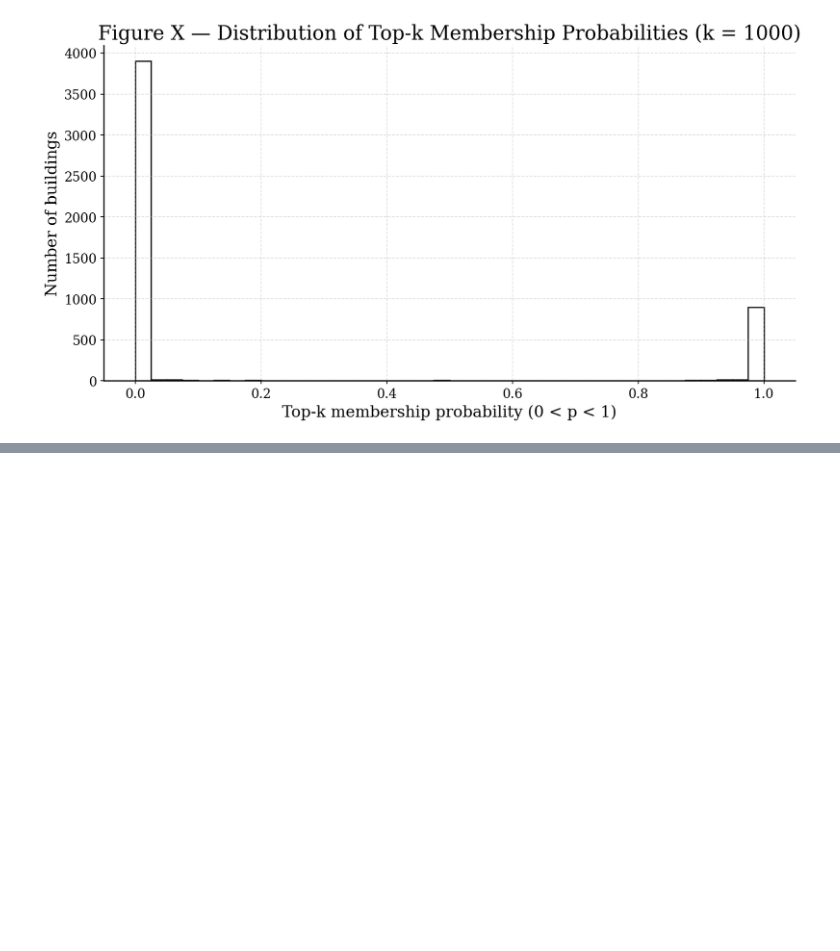
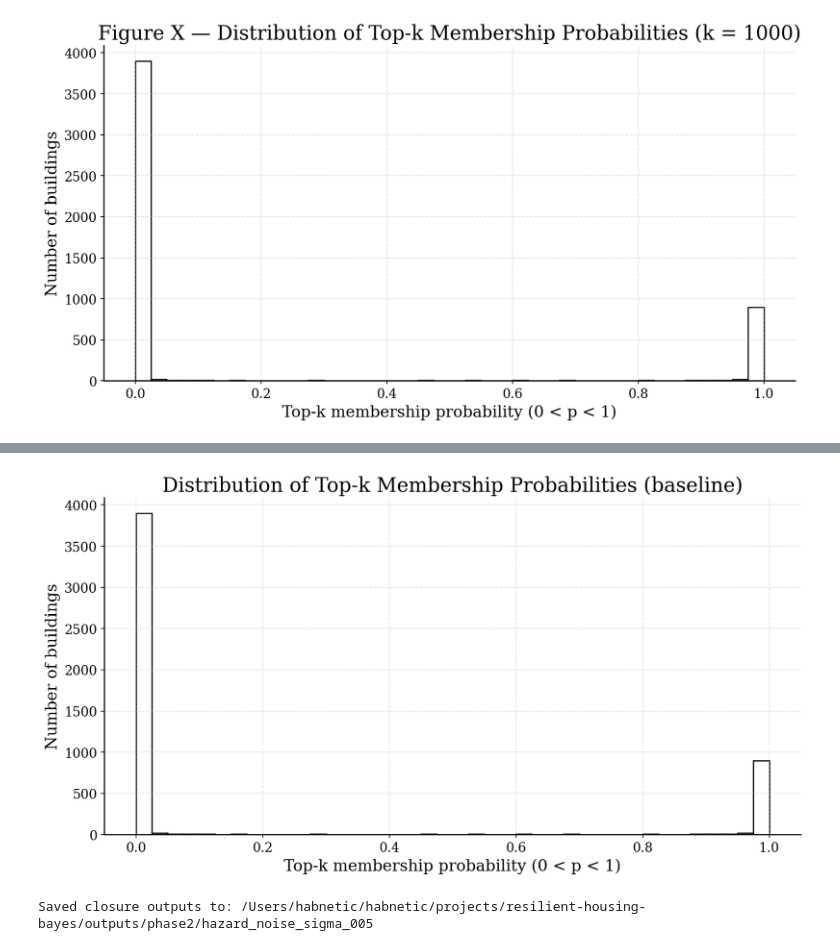
Before and after one commit to Habnetic/resilient-housing-bayes, a Jupyter notebook: notebooks/15_phase2_hazard_noise.ipynb, the cells around one changed output, grey strips where cells are left out. Cells and saved outputs as stored; diff of their text form; code cells hidden in the pictures; blank space fills up the shorter version.

```diff
--- a/notebooks/15_phase2_hazard_noise.ipynb
+++ b/notebooks/15_phase2_hazard_noise.ipynb
@@ -350,0 +482,23 @@ fig.savefig(OUTPUT_DIR / "distribution_top-k_membership_probabilities.svg", bbox
+# %%
+fig_hist, ax = plt.subplots(figsize=(11, 6))
+
+ax.hist(
+    df["topk_prob"],
+    bins=40,
+    color="white",
+    edgecolor="black",
+    linewidth=1.2
+)
+
+ax.set_title("Distribution of Top-k Membership Probabilities (baseline)")
+ax.set_xlabel("Top-k membership probability (0 < p < 1)")
+ax.set_ylabel("Number of buildings")
+
+fig_hist.tight_layout()
+
+fig_hist.savefig(REPO_ROOT / "outputs" / "phase2" / "reference_baseline" / "distribution_top-k_membership_probabilities.png", bbox_inches="tight")
+fig_hist.savefig(REPO_ROOT / "outputs" / "phase2" / "reference_baseline" / "distribution_top-k_membership_probabilities.svg", bbox_inches="tight")
+
+plt.show()
+# %% [output]
+[figure, added]
@@ -350,0 +508,28 @@ fig.savefig(OUTPUT_DIR / "distribution_top-k_membership_probabilities.svg", bbox
+# %%
+summary_005 = {
+    "experiment": EXPERIMENT_CLOSURE,
+    "sigma": SIGMA_CLOSURE,
+    "seed": SEED,
+    "top_k": TOP_K,
+    "n_assets": int(len(df_closure)),
+    "borderline_share": float(borderline_005),
+    "hazard_correlation": float(np.corrcoef(df_closure["H_std_base"], df_closure["H_std"])[0, 1]),
+}
+
+save_json(summary_005, OUTPUT_DIR_CLOSURE / "summary.json")
+
+df_closure[[
+    "bldg_id",
+    "E_std",
+    "H_std_base",
+    "H_std",
+    "p_post_mean",
+    "rank_post_mean",
+    "topk_prob",
+]].to_parquet(OUTPUT_DIR_CLOSURE / "asset_metrics.parquet", index=False)
+
+az.to_netcdf(idata_closure, OUTPUT_DIR_CLOSURE / "idata.nc")
+
+print("Saved closure outputs to:", OUTPUT_DIR_CLOSURE)
+# %% [output]
+Saved closure outputs to: /Users/habnetic/habnetic/projects/resilient-housing-bayes/outputs/phase2/hazard_noise_sigma_005
```
Also changed, not shown: parts of 28 cells of this notebook, 3 other files.
